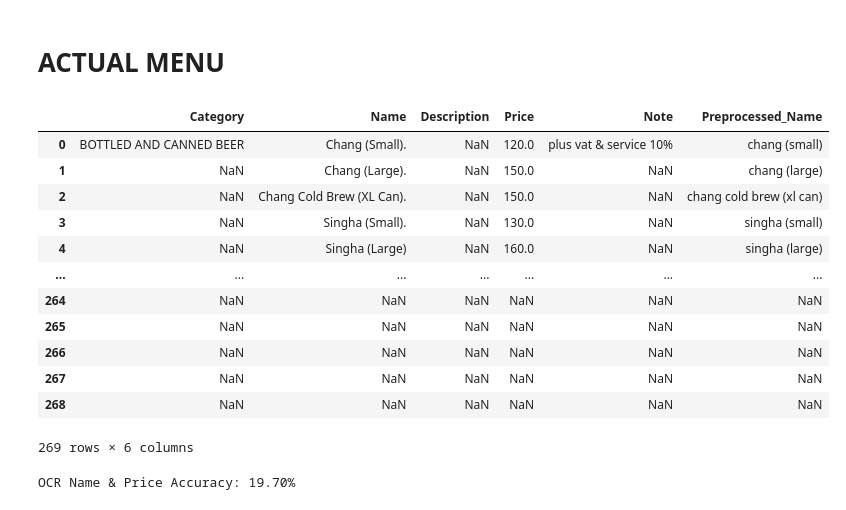
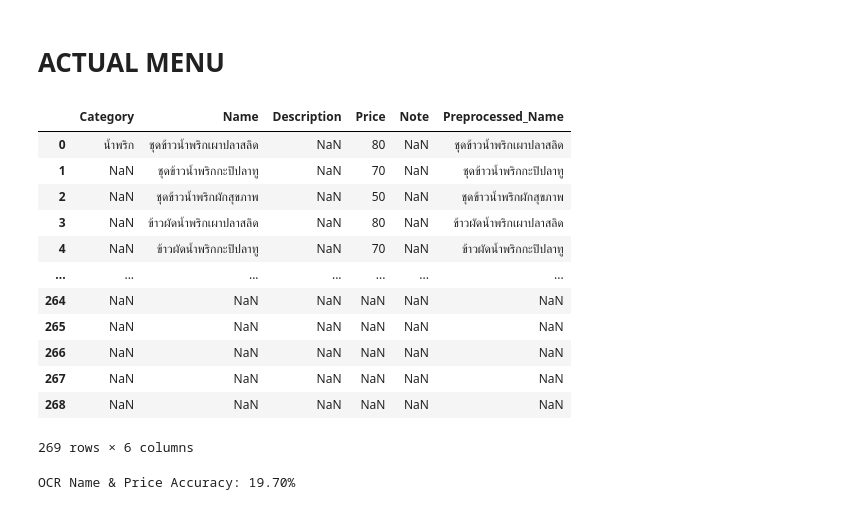
Before and after one commit to chesterwkf/hungryhub_automation, a Jupyter notebook: ocr_accuracy(claude).ipynb, the cells around one changed output. Cells and saved outputs as stored; diff of their text form; code cells hidden in the pictures.

```diff
--- a/accuracy(claude).ipynb
+++ b/ocr_accuracy(claude).ipynb
@@ -1418,21 +1410,21 @@ ocr_df
 # %% [markdown]
 # ACTUAL MENU
 # %%
-actual_df = pd.read_csv('./sample/ENG MENUS/Box Office Bar - Prince Theatre Heritage Stay Hostel Manual.csv')
+actual_df = pd.read_csv('./sample/THAI MENUS/Zalid Kitchen/Zalid Kitchen Manual.csv')
 
 actual_df.drop(columns=['Unnamed: 5', 'Unnamed: 6', 'Unnamed: 7', 'Unnamed: 8', 'Unnamed: 9', 'Unnamed: 10'], inplace=True)
 
 actual_df['Preprocessed_Name'] = actual_df['Name'].str.replace(r'[^a-zA-Z0-9]฿', '', regex=True)
 actual_df['Preprocessed_Name'] = actual_df['Name'].str.replace(r'.', '', regex=False).str.lower().str.strip()
 
 actual_df
 # %% [output]
 |  | Category | Name | Description | Price | Note | Preprocessed_Name |
-| 0 | BOTTLED AND CANNED BEER | Chang (Small). | NaN | 120.0 | plus vat & service 10% | chang (small) |
-| 1 | NaN | Chang (Large). | NaN | 150.0 | NaN | chang (large) |
-| 2 | NaN | Chang Cold Brew (XL Can). | NaN | 150.0 | NaN | chang cold brew (xl can) |
-| 3 | NaN | Singha (Small). | NaN | 130.0 | NaN | singha (small) |
-| 4 | NaN | Singha (Large) | NaN | 160.0 | NaN | singha (large) |
+| 0 | น้ำพริก | ชุดข้าวน้ำพริกเผาปลาสลิด | NaN | 80 | NaN | ชุดข้าวน้ำพริกเผาปลาสลิด |
+| 1 | NaN | ชุดข้าวน้ำพริกกะปิปลาทู | NaN | 70 | NaN | ชุดข้าวน้ำพริกกะปิปลาทู |
+| 2 | NaN | ชุดข้าวน้ำพริกผักสุขภาพ | NaN | 50 | NaN | ชุดข้าวน้ำพริกผักสุขภาพ |
+| 3 | NaN | ข้าวผัดน้ำพริกเผาปลาสลิด | NaN | 80 | NaN | ข้าวผัดน้ำพริกเผาปลาสลิด |
+| 4 | NaN | ข้าวผัดน้ำพริกกะปิปลาทู | NaN | 70 | NaN | ข้าวผัดน้ำพริกกะปิปลาทู |
 | ... | ... | ... | ... | ... | ... | ... |
 | 264 | NaN | NaN | NaN | NaN | NaN | NaN |
 | 265 | NaN | NaN | NaN | NaN | NaN | NaN |
```
Also changed, not shown: parts of 11 cells of this notebook, 7 other files.
